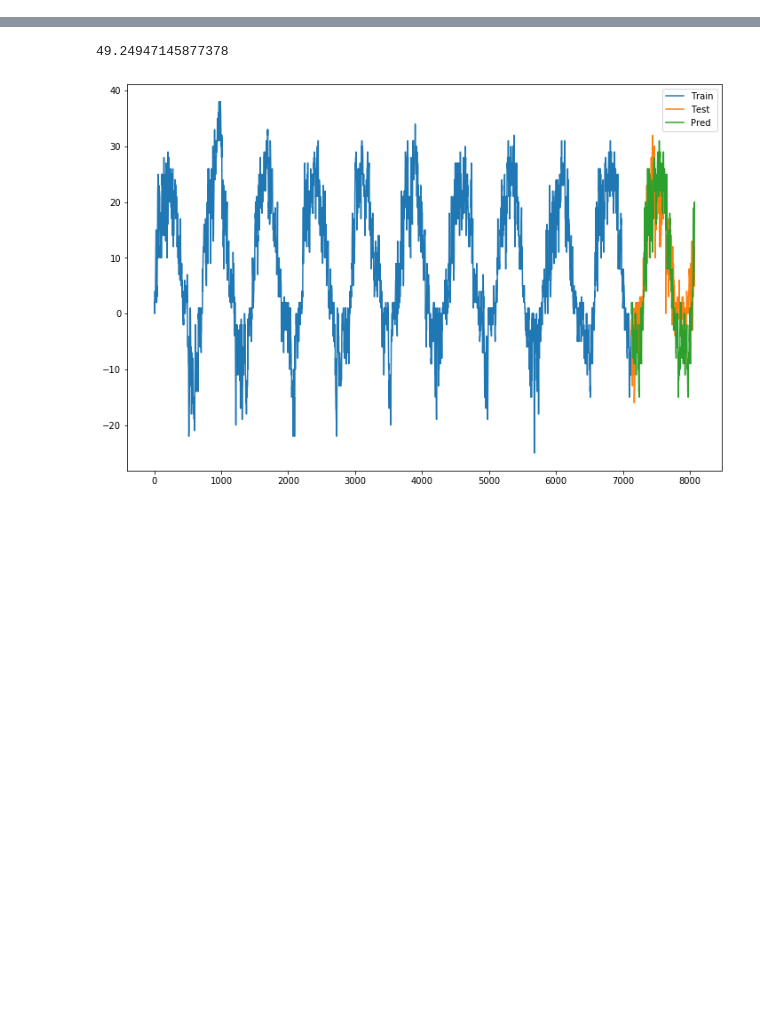
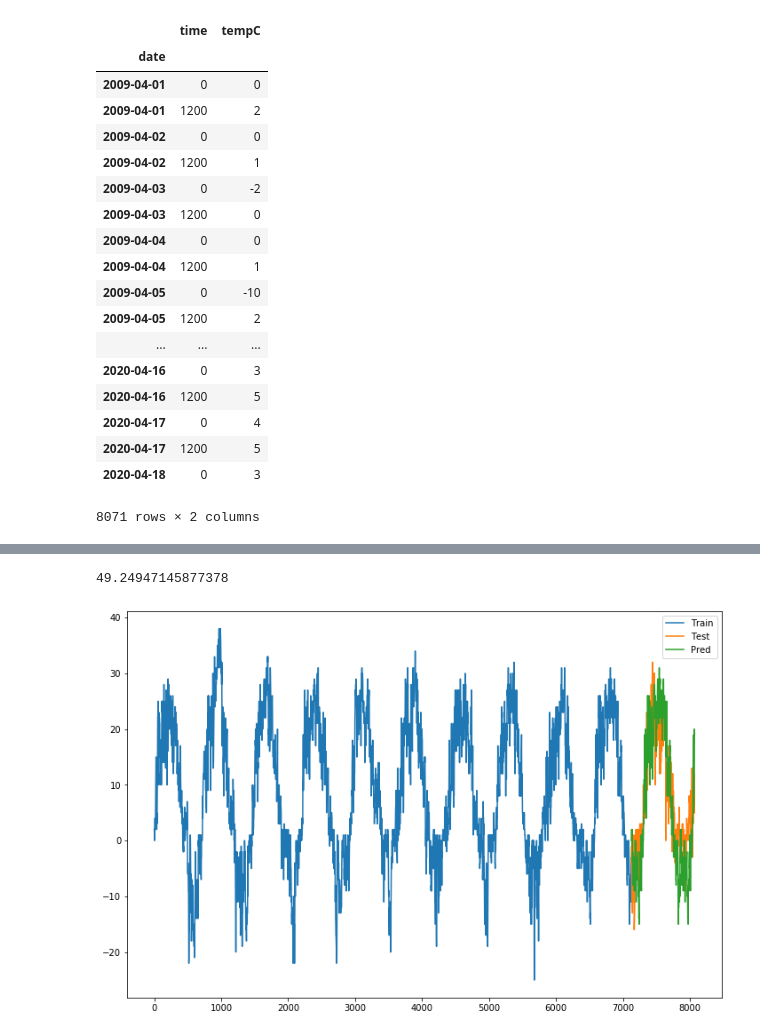
Before and after one commit to kiranov/weather_prediction, a Jupyter notebook: ML_predict_weatherOnline.ipynb, the cells around one changed output, grey strips where cells are left out. Cells and saved outputs as stored; diff of their text form; code cells hidden in the pictures; blank space fills up the shorter version.

```diff
--- a/ML_predict_weatherOnline.ipynb
+++ b/ML_predict_weatherOnline.ipynb
@@ -7,8 +7,11 @@ import datetime
 data = pd.read_csv('data_processing/worldweatheronline.com/result_data.csv')
 # %%
 table0 = data[['date', 'time', 'tempC']]
+table1 = data[['date', 'time', 'tempC']]
 # %%
 table0 = table0.loc[(table0['time'] == 1200)]
 # %%
 table0['date'] = pd.to_datetime(table0['date'])
+table1['date'] = pd.to_datetime(table1['date'])
 table0.set_index('date', inplace=True, drop=True)
+table1.set_index('date', inplace=True, drop=True)
@@ -15,3 +28,25 @@ table0.set_index('date', inplace=True, drop=True)
+# %%
+table1
+# %% [output]
+|  | time | tempC |
+| date |  |  |
+| 2009-04-01 | 0 | 0 |
+| 2009-04-01 | 1200 | 2 |
+| 2009-04-02 | 0 | 0 |
+| 2009-04-02 | 1200 | 1 |
+| 2009-04-03 | 0 | -2 |
+| 2009-04-03 | 1200 | 0 |
+| 2009-04-04 | 0 | 0 |
+| 2009-04-04 | 1200 | 1 |
+| 2009-04-05 | 0 | -10 |
+| 2009-04-05 | 1200 | 2 |
+| ... | ... | ... |
+| 2020-04-16 | 0 | 3 |
+| 2020-04-16 | 1200 | 5 |
+| 2020-04-17 | 0 | 4 |
+| 2020-04-17 | 1200 | 5 |
+| 2020-04-18 | 0 | 3 |
+8071 rows × 2 columns
 # %%
 table0 = table0['tempC']
 # %%
```
Also changed, not shown: parts of 8 cells of this notebook, 6 other files.
